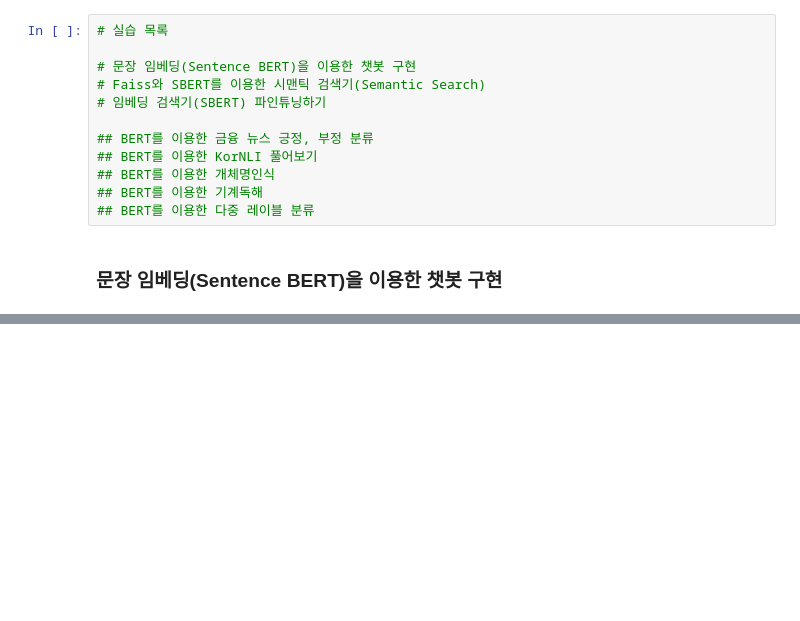
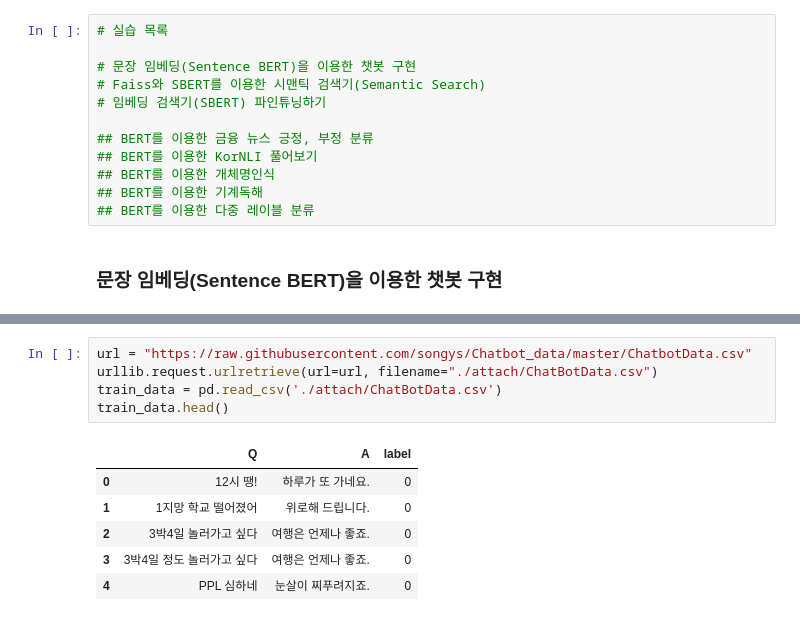
Before and after one commit to imim555/NLP, a Jupyter notebook: BERT_exam.ipynb, the cells around one changed output, grey strips where cells are left out. Saved outputs shown, nothing was run; the diff lists cells and outputs as text; blank space fills up the shorter version.

```diff
--- a/BERT_exam.ipynb
+++ b/BERT_exam.ipynb
@@ -14,0 +24,12 @@
+# %%
+url = "https://raw.githubusercontent.com/songys/Chatbot_data/master/ChatbotData.csv"
+urllib.request.urlretrieve(url=url, filename="./attach/ChatBotData.csv")
+train_data = pd.read_csv('./attach/ChatBotData.csv')
+train_data.head()
+# %% [output]
+|  | Q | A | label |
+| 0 | 12시 땡! | 하루가 또 가네요. | 0 |
+| 1 | 1지망 학교 떨어졌어 | 위로해 드립니다. | 0 |
+| 2 | 3박4일 놀러가고 싶다 | 여행은 언제나 좋죠. | 0 |
+| 3 | 3박4일 정도 놀러가고 싶다 | 여행은 언제나 좋죠. | 0 |
+| 4 | PPL 심하네 | 눈살이 찌푸려지죠. | 0 |
```
Also changed, not shown: parts of 22 cells of this notebook, 2 other files.
